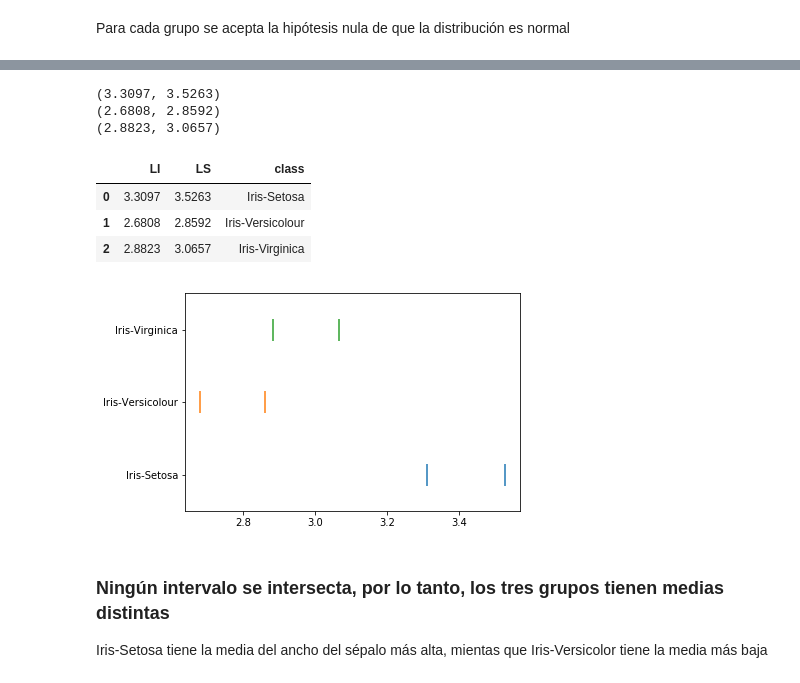
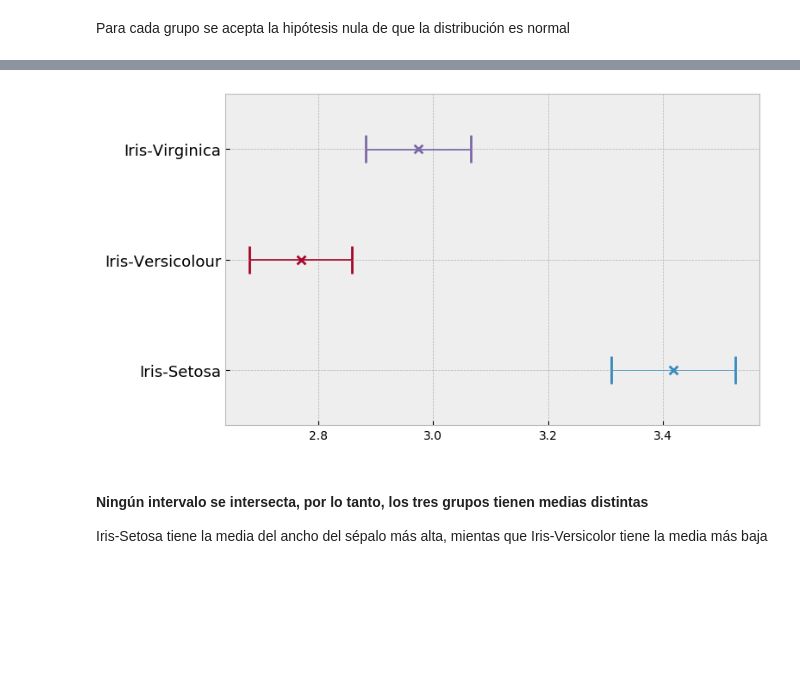
Before and after one commit to carlostorrescubila/Estadisitica-con-Python, a Jupyter notebook: ANOVA de un factor.ipynb, the cells around one changed output, grey strips where cells are left out. Saved outputs shown, nothing was run; the diff lists cells and outputs as text; code cells hidden in the pictures; blank space fills up the shorter version.

```diff
--- a/ANOVA de un factor.ipynb
+++ b/ANOVA de un factor.ipynb
@@ -108,20 +157,23 @@ ic_var
 # %%
-import matplotlib.pyplot as plt
-
-def IC_plot(X):
+def IC_plot(X, parameter = True):
     xmin = min(X.iloc[:,0])
     xmax = max(X.iloc[:,1])
 
+    lista = []
     i=0
     colors = ['C0','C1','C2','C3','C4','C5','C6','C7','C8','C9']
     for random in enumerate(X.index):
+        final = X.iloc[i,2] - X.iloc[i,0]
         plt.scatter(X.iloc[i,0], i+1, marker='|', s=500, c=colors[i])
-        plt.scatter(X.iloc[i,1], i+1, marker='|', s=500, c=colors[i])
+        if parameter == True:
+            plt.scatter(X.iloc[i,1], i+1, marker='x', s=50, c=colors[i])
+        plt.scatter(X.iloc[i,2], i+1, marker='|', s=500, c=colors[i])
+        plt.arrow(X.iloc[i,0], i+1, final, 0, width = 0.005, head_width = 0,
+                  head_length = 0, color = colors[i], zorder = 3, label = X.index[i])
+        lista = np.concatenate((lista, i+1), axis=None)
         i=i+1
 
-    cur_axes = plt.gca()
-    cur_axes.axes.get_yaxis().set_ticklabels([])
-    cur_axes.axes.get_yaxis().set_ticks((X.index+1).tolist())
 
-    plt.yticks((X.index+1).tolist(), X.iloc[:,2])
-    plt.ylim(0.5, max(X.index)+1.5)
+    plt.gca().axes.get_yaxis().set_ticklabels([X.index])
+    plt.yticks(lista, (X.index).tolist(), fontsize = 13)
+    plt.ylim(0.5, max(lista)+0.5)
@@ -167,31 +180,9 @@ def IC_mean(data, confidence=0.95):
-# %%
-print(IC_mean(iris['sepal width (cm)'][iris['class'] == 'Iris-Setosa']))
-print(IC_mean(iris['sepal width (cm)'][iris['class'] == 'Iris-Versicolour']))
-print(IC_mean(iris['sepal width (cm)'][iris['class'] == 'Iris-Virginica']))
-# %% [output]
-(3.3097, 3.5263)
-(2.6808, 2.8592)
-(2.8823, 3.0657)
-# %%
-setosa = IC_mean(iris['sepal width (cm)'][iris['class'] == 'Iris-Setosa'])
-versicolor = IC_mean(iris['sepal width (cm)'][iris['class'] == 'Iris-Versicolour'])
-virginica = IC_mean(iris['sepal width (cm)'][iris['class'] == 'Iris-Virginica'])
-
-intervalos = pd.DataFrame([setosa, versicolor, virginica])
-clase = pd.DataFrame(['Iris-Setosa', 'Iris-Versicolour', 'Iris-Virginica'])
-
-ic_media = pd.concat([intervalos, clase], axis=1)
-ic_media.columns = ['LI', 'LS', 'class']
-ic_media
-# %% [output]
-|  | LI | LS | class |
-| 0 | 3.3097 | 3.5263 | Iris-Setosa |
-| 1 | 2.6808 | 2.8592 | Iris-Versicolour |
-| 2 | 2.8823 | 3.0657 | Iris-Virginica |
-# %%
-IC_plot(ic_media)
-# %% [output]
-[figure, removed]
+# %%
+plt.figure(figsize=(8,5))
+plt.style.use('bmh')
+IC_plot(ic_media)
+# %% [output]
+[figure, added]
 # %% [markdown]
-### Ningún intervalo se intersecta, por lo tanto, los tres grupos tienen medias distintas
+#### Ningún intervalo se intersecta, por lo tanto, los tres grupos tienen medias distintas
 Iris-Setosa tiene la media del ancho del sépalo más alta, mientas que Iris-Versicolor tiene la media más baja
```
Also changed, not shown: parts of 28 cells of this notebook.
